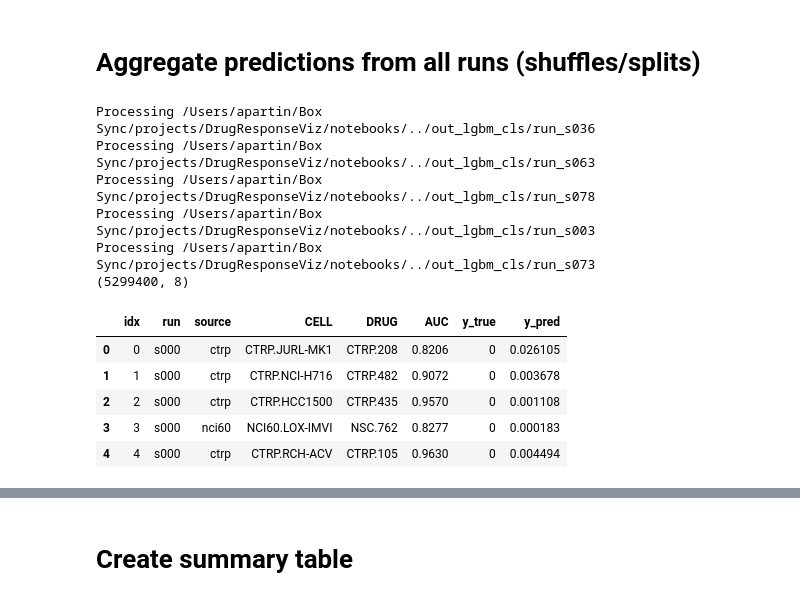
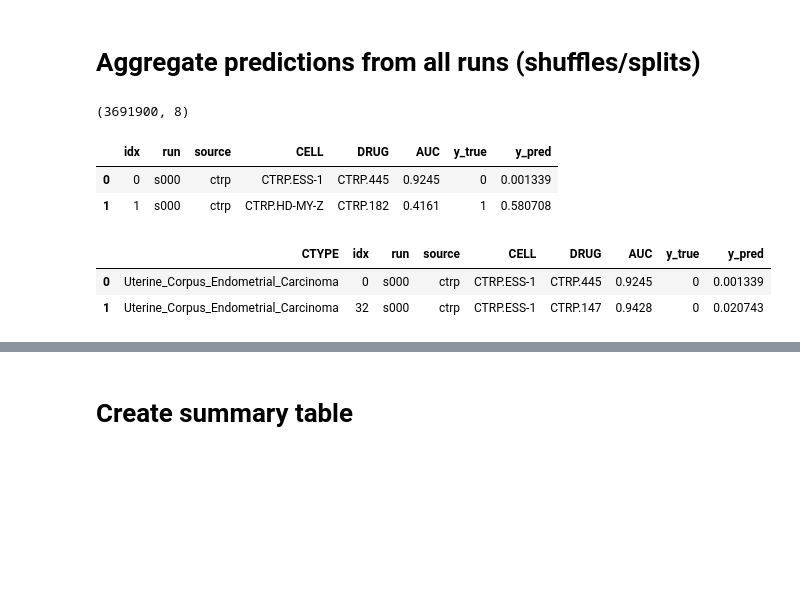
Before and after one commit to adpartin/DrugResponseViz, a Jupyter notebook: notebooks/post_processing_cls.ipynb, the cells around one changed output, grey strips where cells are left out. Saved outputs shown, nothing was run; the diff lists cells and outputs as text; code cells hidden in the pictures; blank space fills up the shorter version.

```diff
--- a/notebooks/post_processing_cls.ipynb
+++ b/notebooks/post_processing_cls.ipynb
@@ -86,52 +126,57 @@ def plot_target(data_to_plot, y_name, x_name, kind='box', hue_name=None, height=
 # %% [markdown]
 # Aggregate predictions from all runs (shuffles/splits)
 # %%
-def reorg_cols(df):
+def reorg_cols(df, col_first:str):
+    """
+    Args:
+        col_first : col name to put first
+    """
     cols = df.columns.tolist()
-    cols.remove('run')
-    return df[['run'] + cols]
+    cols.remove(col_first)
+    return df[[col_first] + cols]
 
-def agg_preds_from_cls_runs(runs_dirs, phase='_te.csv'):
+def agg_preds_from_cls_runs(runs_dirs, phase='_te.csv', verbose=False):
     """ Aggregate predictions bootstraped ML trainings. """
-    prd_te = []
+    prd = []
     for i, dir_name in enumerate(runs_dirs):
         if '_tr.csv' in phase:
-            prd_tr_ = pd.read_csv(dir_name/'preds_tr.csv')
+            prd_ = pd.read_csv(dir_name/'preds_tr.csv')
         elif '_vl.csv' in phase:
-            prd_vl_ = pd.read_csv(dir_name/'preds_vl.csv')
+            prd_ = pd.read_csv(dir_name/'preds_vl.csv')
         elif '_te.csv' in phase:
-            prd_te_ = pd.read_csv(dir_name/'preds_te.csv')
+            prd_ = pd.read_csv(dir_name/'preds_te.csv')
 
         # prd_te_['err'] = abs(prd_te_['y_true'] - prd_te_['y_pred'])      # add col 'err'
-        prd_te_['run'] = str(dir_name).split(os.sep)[-1].split('_')[-1]  # add col 'run' identifier
-        prd_te.append(prd_te_)  # append run data
+        prd_['run'] = str(dir_name).split(os.sep)[-1].split('_')[-1]  # add col 'run' identifier
+        prd.append(prd_)  # append run data
 
-        if i%20==0:
-            print(f'Processing {dir_name}')
+        if verbose:
+            if i%20==0:
+                print(f'Processing {dir_name}')
 
     # Aggregate to df
-    prd_te = pd.concat(prd_te, axis=0)
+    prd = pd.concat(prd, axis=0)
 
     # Reorganize cols
-    prd_te = reorg_cols(prd_te).sort_values('run').reset_index(drop=True).reset_index().rename(columns={'index': 'idx'})
-    return prd_te
+    prd = reorg_cols(prd, col_first='run').sort_values('run').reset_index(drop=True).reset_index().rename(columns={'index': 'idx'})
+    return prd
 # %%
 # Concat preds from all runs
 prd_te_all = agg_preds_from_cls_runs(runs_dirs, phase='_te.csv')
 prd_te_all.insert(loc=2, column='source', value=[s.split('.')[0].lower() for s in prd_te_all['CELL']]) # add 'source' column
 
 print(prd_te_all.shape)
-display(prd_te_all.head())
+display(prd_te_all[:2])
+
+# Add CTYPE columns
+prd_te_all = pd.merge(prd_te_all, cancer_types, on='CELL')
+prd_te_all = reorg_cols(prd_te_all, col_first='CTYPE')
+display( prd_te_all[:2] )
 # %% [output]
-Processing /Users/apartin/Box Sync/projects/DrugResponseViz/notebooks/../out_lgbm_cls/run_s036
-Processing /Users/apartin/Box Sync/projects/DrugResponseViz/notebooks/../out_lgbm_cls/run_s063
-Processing /Users/apartin/Box Sync/projects/DrugResponseViz/notebooks/../out_lgbm_cls/run_s078
-Processing /Users/apartin/Box Sync/projects/DrugResponseViz/notebooks/../out_lgbm_cls/run_s003
-Processing /Users/apartin/Box Sync/projects/DrugResponseViz/notebooks/../out_lgbm_cls/run_s073
-(5299400, 8)
+(3691900, 8)
 |  | idx | run | source | CELL | DRUG | AUC | y_true | y_pred |
-| 0 | 0 | s000 | ctrp | CTRP.JURL-MK1 | CTRP.208 | 0.8206 | 0 | 0.026105 |
-| 1 | 1 | s000 | ctrp | CTRP.NCI-H716 | CTRP.482 | 0.9072 | 0 | 0.003678 |
-| 2 | 2 | s000 | ctrp | CTRP.HCC1500 | CTRP.435 | 0.9570 | 0 | 0.001108 |
-| 3 | 3 | s000 | nci60 | NCI60.LOX-IMVI | NSC.762 | 0.8277 | 0 | 0.000183 |
-| 4 | 4 | s000 | ctrp | CTRP.RCH-ACV | CTRP.105 | 0.9630 | 0 | 0.004494 |
+| 0 | 0 | s000 | ctrp | CTRP.ESS-1 | CTRP.445 | 0.9245 | 0 | 0.001339 |
+| 1 | 1 | s000 | ctrp | CTRP.HD-MY-Z | CTRP.182 | 0.4161 | 1 | 0.580708 |
+|  | CTYPE | idx | run | source | CELL | DRUG | AUC | y_true | y_pred |
+| 0 | Uterine_Corpus_Endometrial_Carcinoma | 0 | s000 | ctrp | CTRP.ESS-1 | CTRP.445 | 0.9245 | 0 | 0.001339 |
+| 1 | Uterine_Corpus_Endometrial_Carcinoma | 32 | s000 | ctrp | CTRP.ESS-1 | CTRP.147 | 0.9428 | 0 | 0.020743 |
```
Also changed, not shown: parts of 84 cells of this notebook, 5 other files.
